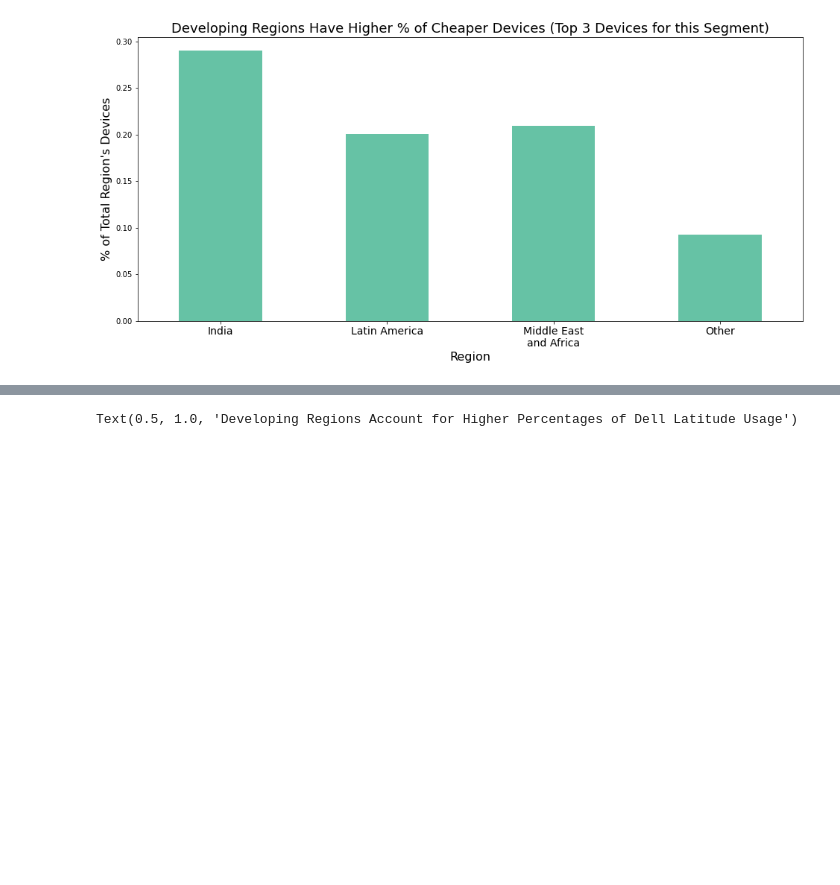
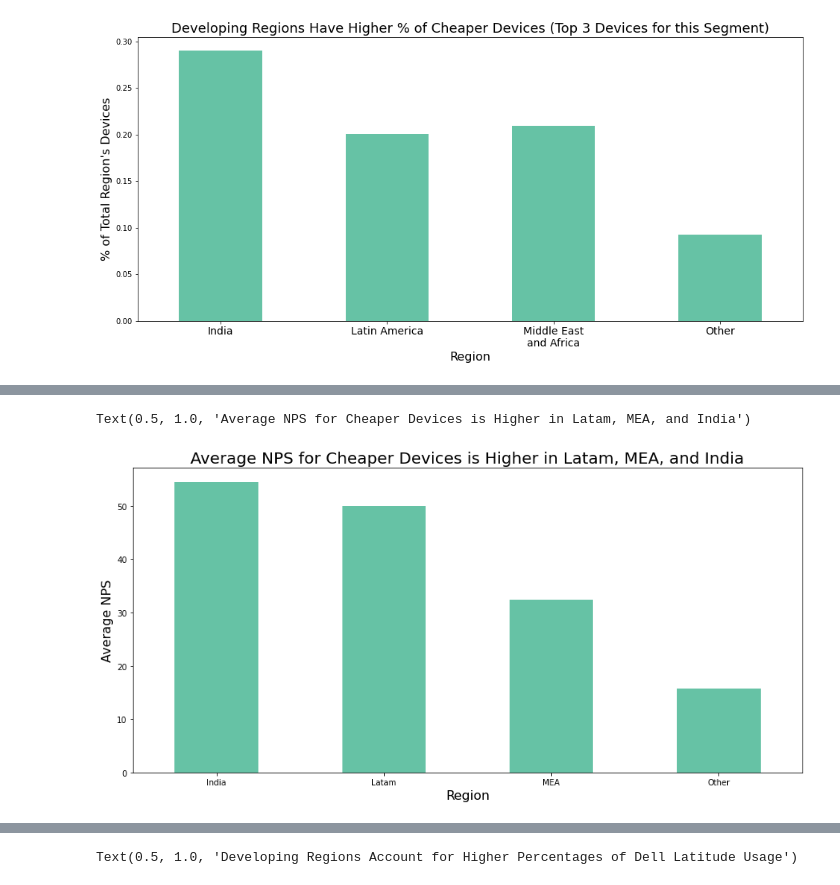
Before and after one commit to sam-cannon/X, a Jupyter notebook: Outlook Driver Anlaysis.ipynb, the cells around one changed output, grey strips where cells are left out. Saved outputs shown, nothing was run; the diff lists cells and outputs as text; code cells hidden in the pictures; blank space fills up the shorter version.

```diff
--- a/Outlook Driver Anlaysis.ipynb
+++ b/Outlook Driver Anlaysis.ipynb
@@ -1243,0 +1272,28 @@ Text(0.5, 1.0, 'Developing Regions Have Higher % of Cheaper Devices (Top 3 Devic
+# %%
+cheaps_nps = pd.DataFrame(cheaps.groupby(['User_A13Region', 'Device_DeviceModel']).Feedback_RatingValue.mean()).rename(columns = {'Feedback_RatingValue':'avg_nps'}).reset_index()
+# %%
+regions = ['Latam', 'MEA', 'India']
+new_regions = []
+
+for x in cheaps_nps['User_A13Region']:
+
+    if x not in regions:
+
+        new_regions.append('Other')
+
+    else:
+
+        new_regions.append(x)
+
+cheaps_nps['region'] = [x for x in new_regions]
+# %%
+cheaps_nps = cheaps_nps[cheaps_nps['Device_DeviceModel'].str.contains('Latitude 5490|HP Pavilion Notebook|HP Notebook')]
+# %%
+cheaps_nps.groupby('region').avg_nps.mean().plot(kind = 'bar', figsize = (15, 7))
+plt.xticks(rotation = 0)
+plt.xlabel('Region', fontsize = 16)
+plt.ylabel('Average NPS', fontsize = 16)
+plt.title('Average NPS for Cheaper Devices is Higher in Latam, MEA, and India', fontsize = 20)
+# %% [output]
+Text(0.5, 1.0, 'Average NPS for Cheaper Devices is Higher in Latam, MEA, and India')
+[figure, added]
```
Also changed, not shown: parts of 21 cells of this notebook.
